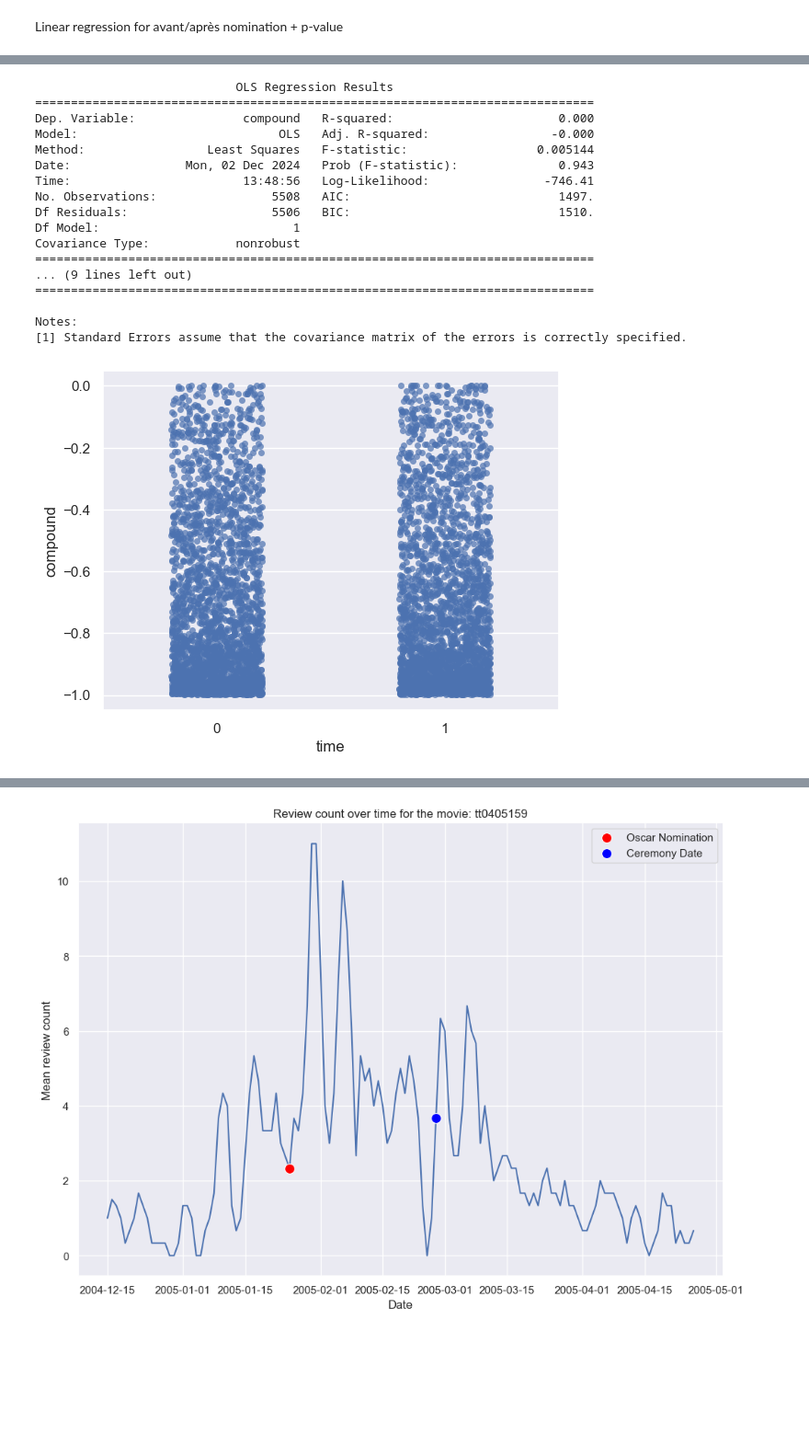
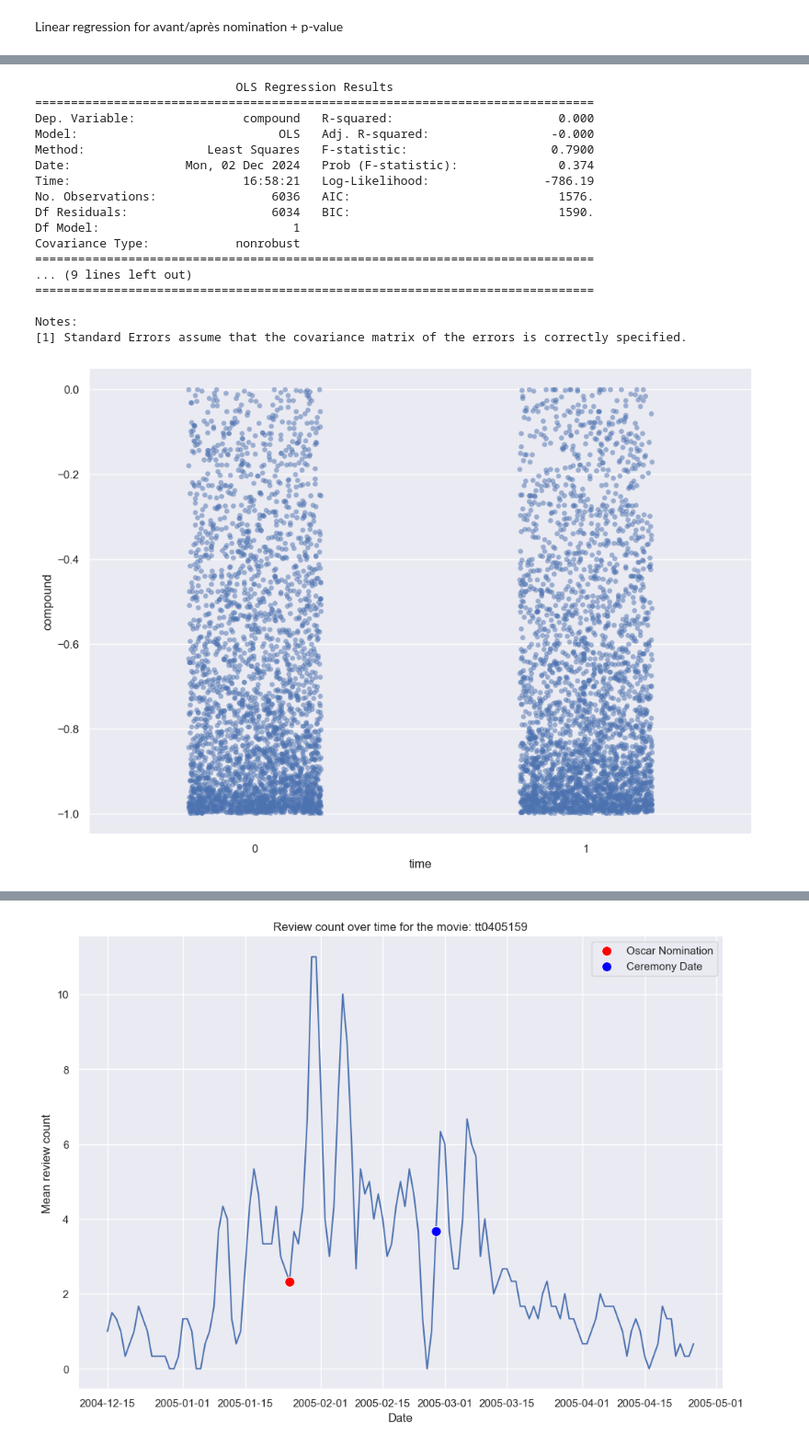
Before and after one commit to epfl-ada/ada-2024-project-badaboum, a Jupyter notebook: results_question_5.ipynb, the cells around one changed output, grey strips where cells are left out. Shown at 92% size. Drawn from its saved outputs; the diff is of its cells as text; code cells hidden in the pictures; blank space fills up the shorter version.

```diff
--- a/results_question_5.ipynb
+++ b/results_question_5.ipynb
@@ -115,22 +115,22 @@ Notes:
 # %%
-final_df_negative = q5.perform_regression_compound(type_score="negative", type_date="ceremony")
+final_df_negative = q5.perform_regression_compound(type_score="negative", type_date="nomination")
 # %% [output]
                             OLS Regression Results
 ==============================================================================
 Dep. Variable:               compound   R-squared:                       0.000
 Model:                            OLS   Adj. R-squared:                 -0.000
-Method:                 Least Squares   F-statistic:                  0.005144
-Date:                Mon, 02 Dec 2024   Prob (F-statistic):              0.943
-Time:                        13:48:56   Log-Likelihood:                -746.41
-No. Observations:                5508   AIC:                             1497.
-Df Residuals:                    5506   BIC:                             1510.
+Method:                 Least Squares   F-statistic:                    0.7900
+Date:                Mon, 02 Dec 2024   Prob (F-statistic):              0.374
+Time:                        16:58:21   Log-Likelihood:                -786.19
+No. Observations:                6036   AIC:                             1576.
+Df Residuals:                    6034   BIC:                             1590.
 Df Model:                           1
 Covariance Type:            nonrobust
 ==============================================================================
 ... (9 lines left out)
 ==============================================================================
 
 Notes:
 [1] Standard Errors assume that the covariance matrix of the errors is correctly specified.
-[figure, old version]
+[figure, new version]
 # %%
```
Also changed, not shown: parts of 5 cells of this notebook, 1 other file.
